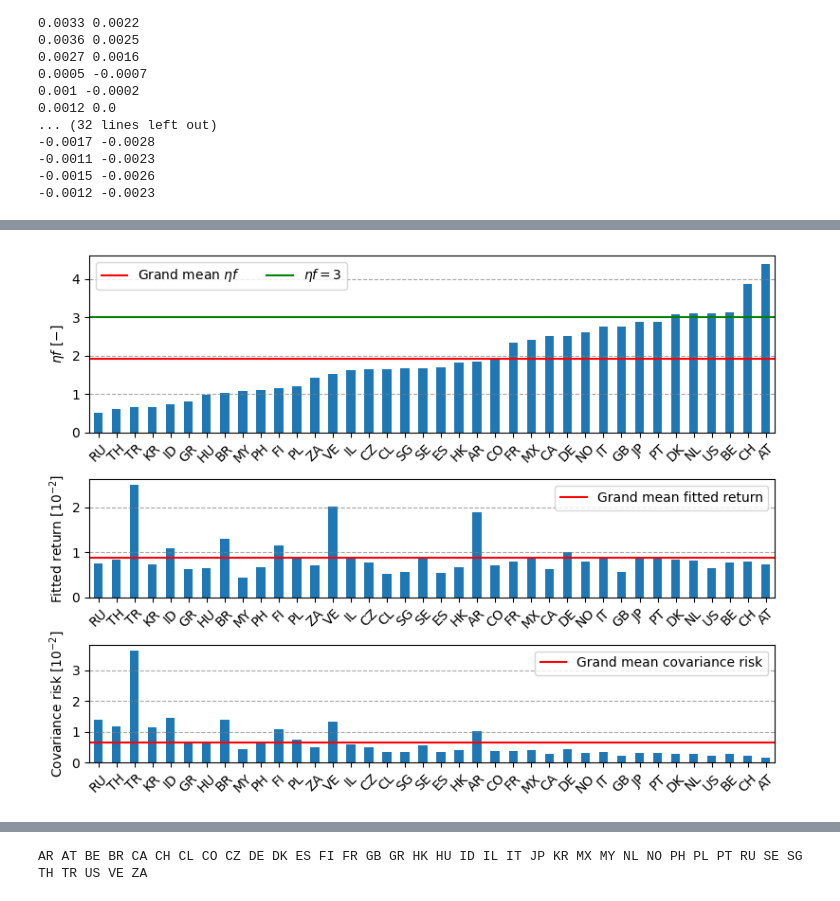
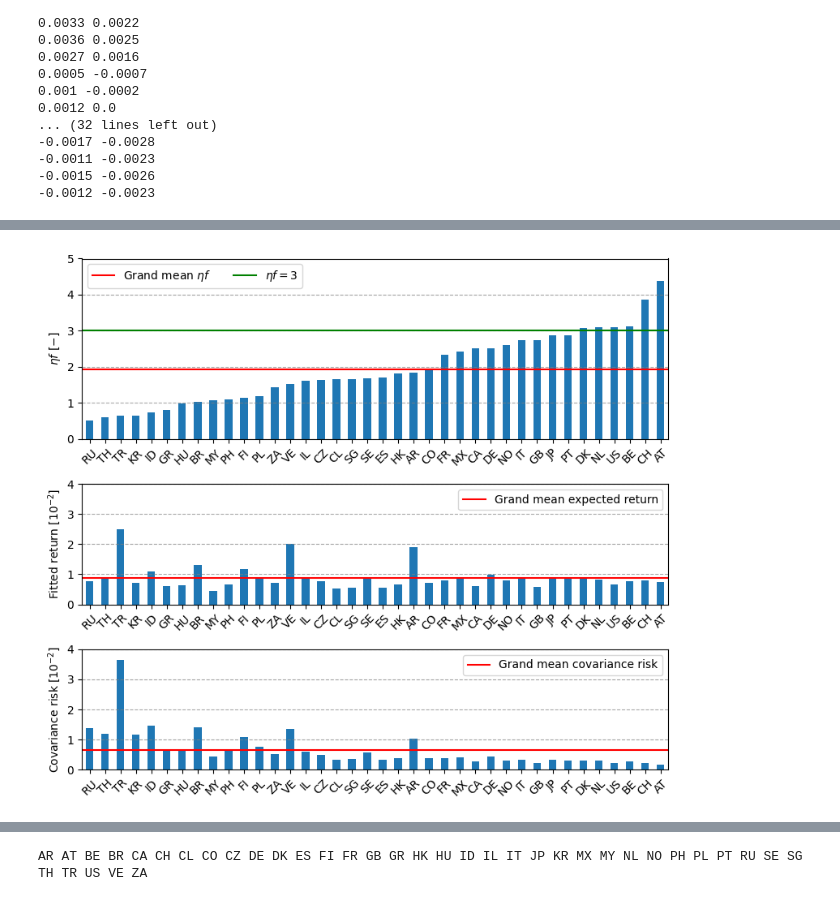
Before and after one commit to nilsvanrompaey/master-thesis-home-bias, a Jupyter notebook: src/figure3.ipynb, the cells around one changed output, grey strips where cells are left out. Drawn from its saved outputs; the diff is of its cells as text; code cells hidden in the pictures.

Commit message:
Update figures

```diff
--- a/src/figure3.ipynb
+++ b/src/figure3.ipynb
@@ -305,7 +305,7 @@ for country in major:
     X_for_estimation.loc[(country, slice(None)), world_return_header] = returns_world_expectation
 fitted_returns = (X_for_estimation * params_for_estimation)
 fitted_returns = np.exp(fitted_returns.sum(axis=1).unstack())-1
-# print((fitted_returns < 0).sum(axis=1).T)
+temp = ((fitted_returns < 0).T)
 def interpolate_negatives(row):
     # Mask negative values with NaN
     row = row.where(row >= 0, np.nan)
@@ -314,3 +314,5 @@ def interpolate_negatives(row):
 # Apply row-wise
 fitted_returns = fitted_returns.apply(interpolate_negatives, axis=1)
 # print((fitted_returns < 0).sum(axis=1).T)
+temp = temp[["KR", "CL", "TH", "GR", "HU"]]
+temp
@@ -344,7 +364,7 @@ for month in stds.columns:
 eta_f = fitted_returns / cov_risks_diag
 # %%
 dir = os.path.abspath("../output/exp3/results/figures/")
-fig, axs = plt.subplots(3, 1, figsize=(8,6), gridspec_kw={'height_ratios': [3, 2, 2]})
+fig, axs = plt.subplots(3, 1, figsize=(8,7), gridspec_kw={'height_ratios': [3, 2, 2]})
 
 eta_f_mean = eta_f.mean(axis=1).sort_values()
 eta_f_mean.plot(kind="bar", ax=axs[0])
@@ -353,32 +373,35 @@ for label in axs[0].get_xticklabels():
     label.set_ha('center')
 axs[0].grid(axis='y', linestyle='--', color='gray', alpha=0.7)
 axs[0].axhline(eta_f_mean.mean(), color="red")
 axs[0].axhline(3, color="green")
 axs[0].legend(labels=[r"Grand mean $\eta f$", r"$\eta f = 3$"], ncol=2)
 axs[0].set_ylabel(r"$\eta f$ $[\mathrm{-}]$")
+axs[0].set_ylim([0,5])
 
 fitted_returns_mean = 100*fitted_returns.mean(axis=1).reindex(eta_f_mean.index)
 fitted_returns_mean.plot(kind="bar", ax=axs[1])
 axs[1].tick_params(axis='x', labelrotation=45, labelsize=10)
 for label in axs[1].get_xticklabels():
     label.set_ha('center')
 axs[1].grid(axis='y', linestyle='--', color='gray', alpha=0.7)
 axs[1].axhline(fitted_returns_mean.mean(), color="red")
-axs[1].legend(labels=["Grand mean fitted return"], ncol=2)
+axs[1].legend(labels=["Grand mean expected return"], ncol=2)
 axs[1].set_ylabel(r"Fitted return $[10^{-2}]$")
+axs[1].set_ylim([0,4])
 
 cov_risks_mean = 100*cov_risks_diag.mean(axis=1).reindex(eta_f_mean.index)
 cov_risks_mean.plot(kind="bar", ax=axs[2])
 axs[2].tick_params(axis='x', labelrotation=45, labelsize=10)
 for label in axs[2].get_xticklabels():
     label.set_ha('center')
 axs[2].grid(axis='y', linestyle='--', color='gray', alpha=0.7)
 axs[2].axhline(cov_risks_mean.mean(), color="red")
 axs[2].legend(labels=["Grand mean covariance risk"], ncol=2)
 axs[2].set_ylabel(r"Covariance risk $[10^{-2}]$")
+axs[2].set_ylim([0,4])
 
 fig.tight_layout()
 fig.savefig(dir+"/eta_f.svg")
 fig.show()
 # %% [output]
-[figure, old version]
+[figure, new version]
```
Also changed, not shown: parts of 6 cells of this notebook, 2 other files.
